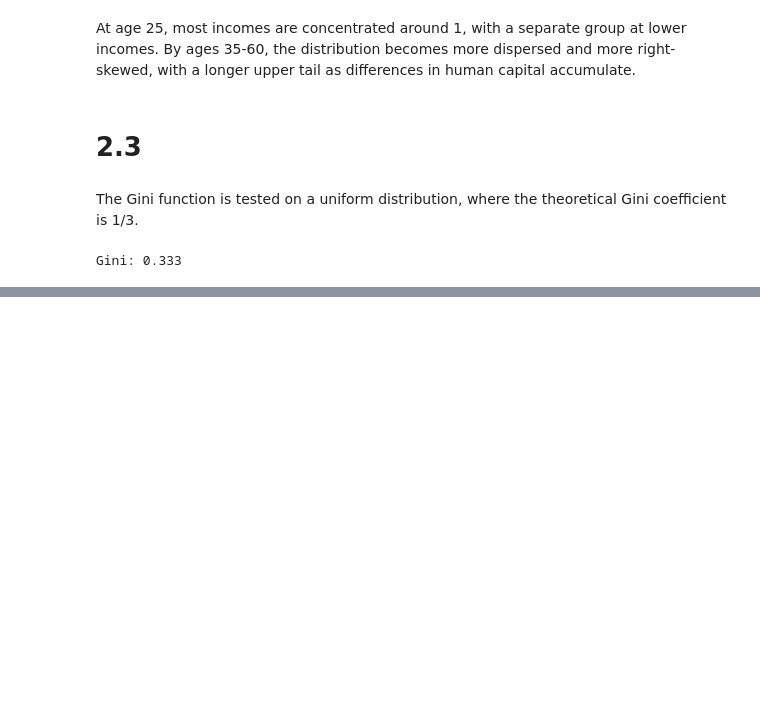
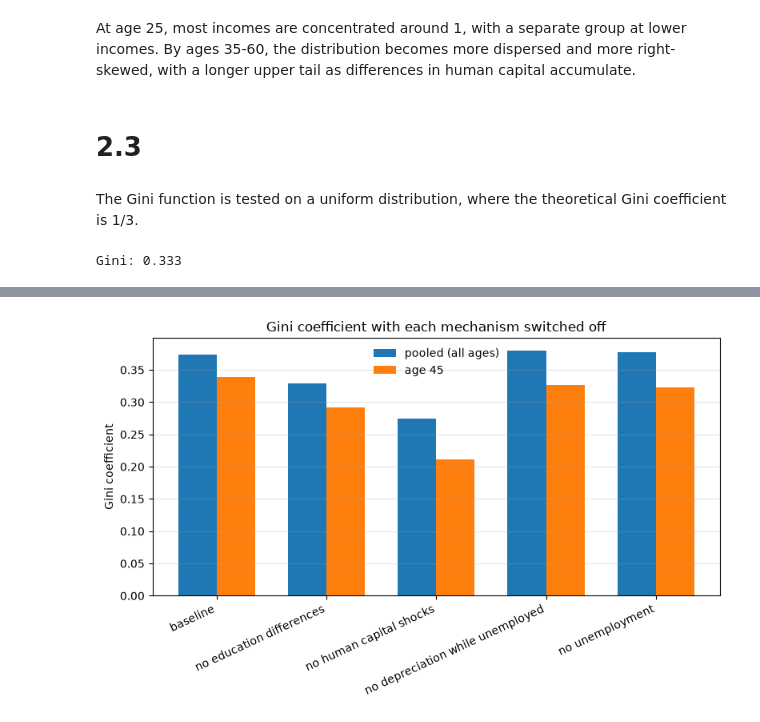
Before and after one commit to NumEconCopenhagen/projects-2025-jvb, a Jupyter notebook: 01_dataproject/DataProject26.ipynb, the cells around one changed output, grey strips where cells are left out. Saved outputs shown, nothing was run; the diff lists cells and outputs as text; code cells hidden in the pictures; blank space fills up the shorter version.

```diff
--- a/01_dataproject/DataProject26.ipynb
+++ b/01_dataproject/DataProject26.ipynb
@@ -650,0 +715,27 @@ Gini: 0.333
+# %%
+# a. baseline plus one alternative per mechanism, each switching off exactly one thing
+scenario_overrides = {
+    'baseline': {},
+    'no education differences': {'p_education': np.array([0.0, 1.0, 0.0])},
+    'no human capital shocks': {'sigma_psi': 0.0},
+    'no depreciation while unemployed': {'delta': 0.0},
+    'no unemployment': {'lam': 1.0, 'sigma': 0.0},
+}
+
+# b. simulate all of them
+scenarios = {name: dataproject.run_scenario(**ov) for name, ov in scenario_overrides.items()}
+# %%
+# a. report both pooled and within a single age group
+age_check = 45
+t_check = age_check - 18
+
+rows = []
+for name, mod in scenarios.items():
+    rows.append({
+        'scenario': name,
+        'gini_pooled': dataproject.gini(mod.income.flatten()),
+        f'gini_age_{age_check}': dataproject.gini(mod.income[:, t_check]),
+    })
+
+results = pd.DataFrame(rows).set_index('scenario')
+print(results.round(4))
@@ -650,0 +750,17 @@ Gini: 0.333
+# %%
+fig, ax = plt.subplots(figsize=(8,5))
+x = np.arange(len(results))
+width = 0.35
+
+ax.bar(x - width/2, results['gini_pooled'], width, label='pooled (all ages)')
+ax.bar(x + width/2, results[f'gini_age_{age_check}'], width, label=f'age {age_check}')
+
+ax.set_xticks(x)
+ax.set_xticklabels(results.index, rotation=25, ha='right')
+ax.set_ylabel('Gini coefficient')
+ax.set_title('Gini coefficient with each mechanism switched off')
+ax.legend(frameon=False)
+ax.grid(alpha=0.3, axis='y')
+fig.tight_layout()
+# %% [output]
+[figure, added]
```
Also changed, not shown: parts of 12 cells of this notebook.
